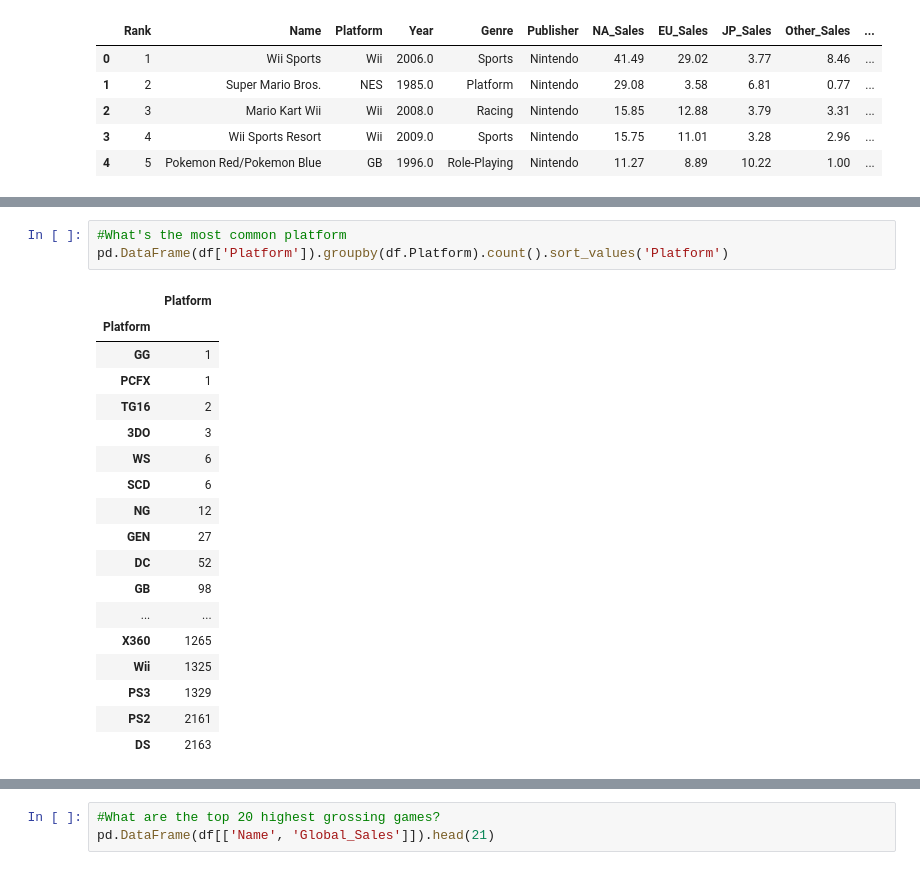
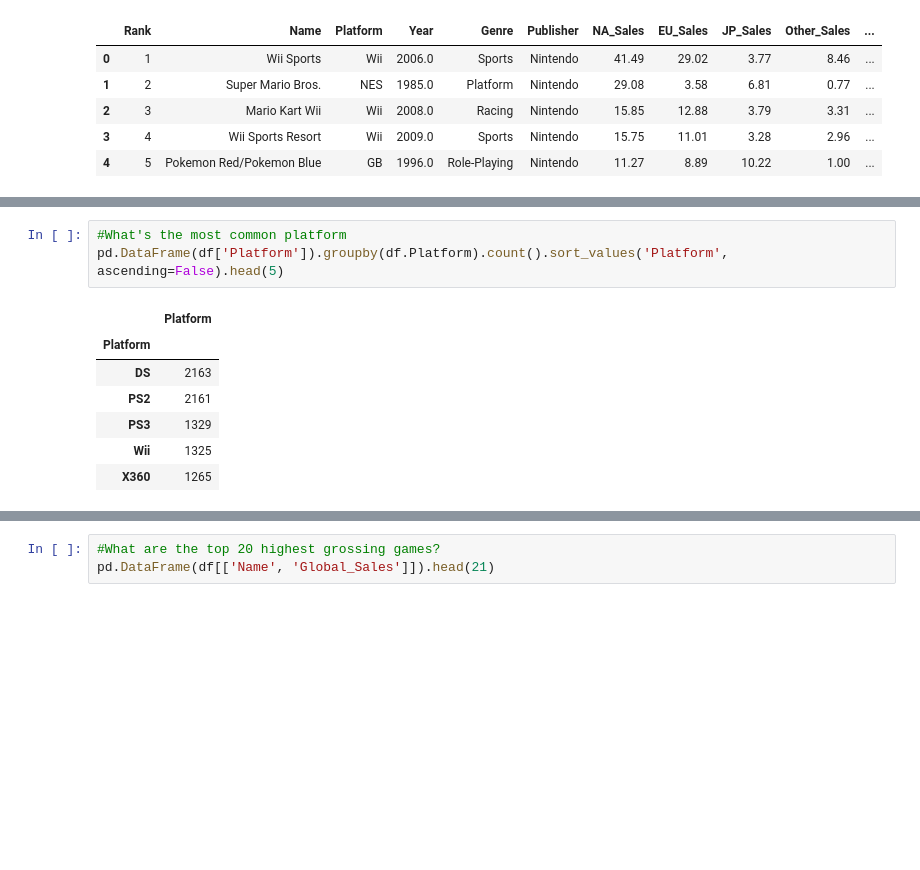
Before and after one commit to bhold6160/data-science, a Jupyter notebook: vg-stats.ipynb, the cells around one changed output, grey strips where cells are left out. Cells and saved outputs as stored; diff of their text form; blank space fills up the shorter version.

```diff
--- a/vg-stats.ipynb
+++ b/vg-stats.ipynb
@@ -42,24 +30,13 @@ pd.DataFrame(df['Publisher']).groupby(df.Publisher).count().sort_values('Publish
 # %%
 #What's the most common platform
-pd.DataFrame(df['Platform']).groupby(df.Platform).count().sort_values('Platform')
+pd.DataFrame(df['Platform']).groupby(df.Platform).count().sort_values('Platform', ascending=False).head(5)
 # %% [output]
 |  | Platform |
 | Platform |  |
-| GG | 1 |
-| PCFX | 1 |
-| TG16 | 2 |
-| 3DO | 3 |
-| WS | 6 |
-| SCD | 6 |
-| NG | 12 |
-| GEN | 27 |
-| DC | 52 |
-| GB | 98 |
-| ... | ... |
+| DS | 2163 |
+| PS2 | 2161 |
+| PS3 | 1329 |
+| Wii | 1325 |
 | X360 | 1265 |
-| Wii | 1325 |
-| PS3 | 1329 |
-| PS2 | 2161 |
-| DS | 2163 |
 # %%
 #What about the most common genre?
```
Also changed, not shown: parts of 2 cells of this notebook.
